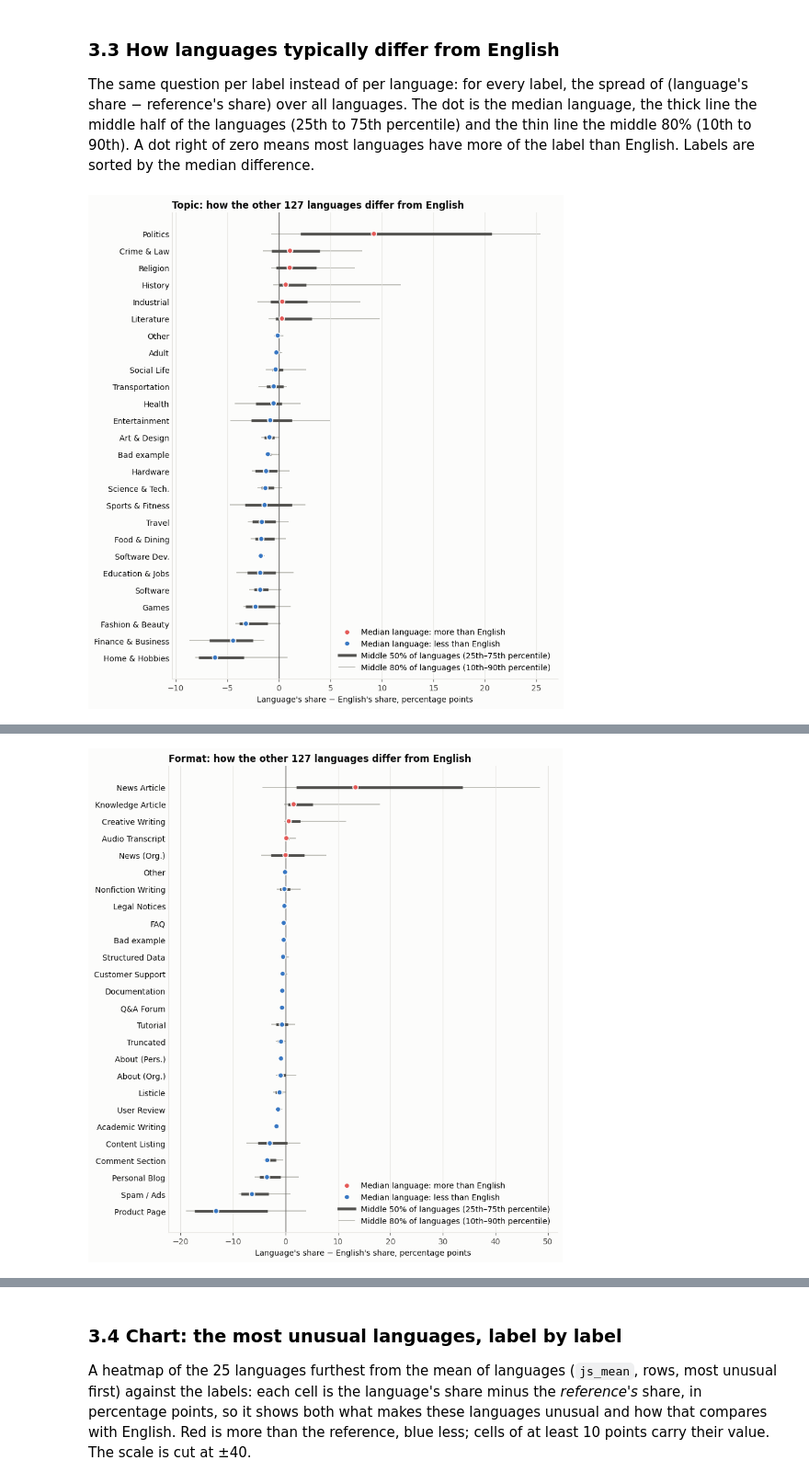
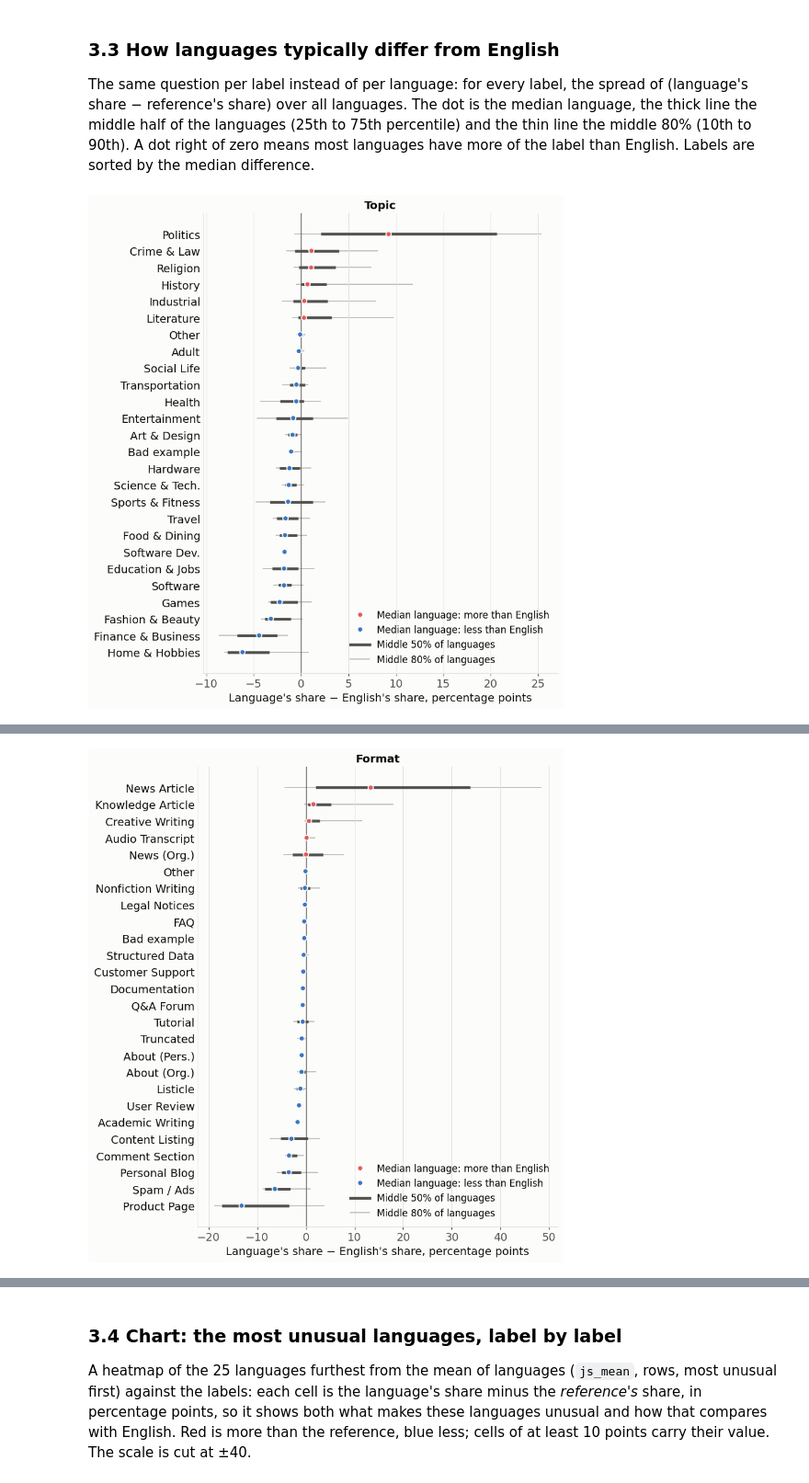
Before and after one commit to TurkuNLP/MultilingualWebOrganizer, a Jupyter notebook: notebooks/clean_language_label_differences.ipynb, the cells around one changed output, grey strips where cells are left out. Shown at 92% size. Cells and saved outputs as stored; diff of their text form; code cells hidden in the pictures.

Commit message:
Increase font size

```diff
--- a/notebooks/clean_language_label_differences.ipynb
+++ b/notebooks/clean_language_label_differences.ipynb
@@ -534,38 +534,41 @@ def difference_spread(label_type: str) -> pd.DataFrame:
 
 
 def plot_difference_spread(label_type: str) -> None:
     spread = difference_spread(label_type)
     fig, ax = plt.subplots(figsize=(8.5, 0.3 * len(spread) + 1.4))
     y = np.arange(len(spread))
     ax.hlines(y, spread["p10"], spread["p90"], color=NEUTRAL, linewidth=1.2, zorder=1)
     ax.hlines(y, spread["p25"], spread["p75"], color=MUTED, linewidth=3.5, zorder=2)
     colors = [DIVERGING(0.05) if value < 0 else DIVERGING(0.95) for value in spread["median"]]
     ax.scatter(spread["median"], y, s=44, color=colors, edgecolor=SURFACE, linewidth=1.3, zorder=3)
     ax.axvline(0, color=MUTED, linewidth=1)
     ax.set_yticks(y, spread.index)
     ax.tick_params(axis="y", colors=TEXT, length=0)
     ax.grid(axis="y", visible=False)
     ax.set_xlabel(f"Language's share − {REFERENCE.capitalize()}'s share, percentage points")
-    ax.set_title(f"{label_type.capitalize()}: how the other {len(LANGUAGES) - 1} languages differ from {REFERENCE.capitalize()}", loc="left")
+    ax.set_title(f"{label_type.capitalize()}")
     reference = REFERENCE.capitalize()
     dot_style = dict(marker="o", linestyle="none", markersize=np.sqrt(44), markeredgecolor=SURFACE, markeredgewidth=1.3)
     handles = [
         Line2D([], [], color=DIVERGING(0.95), label=f"Median language: more than {reference}", **dot_style),
         Line2D([], [], color=DIVERGING(0.05), label=f"Median language: less than {reference}", **dot_style),
-        Line2D([], [], color=MUTED, linewidth=3.5, label="Middle 50% of languages (25th–75th percentile)"),
-        Line2D([], [], color=NEUTRAL, linewidth=1.2, label="Middle 80% of languages (10th–90th percentile)"),
+        Line2D([], [], color=MUTED, linewidth=3.5, label="Middle 50% of languages"),
+        Line2D([], [], color=NEUTRAL, linewidth=1.2, label="Middle 80% of languages"),
     ]
-    ax.legend(handles=handles, loc="lower right")
+    ax.legend(handles=handles, loc="lower right", fontsize = 12)
+    # Increase font size of all text
+    for item in ([ax.title, ax.xaxis.label] + ax.get_xticklabels() + ax.get_yticklabels() + [ax.yaxis.label]):
+            item.set_fontsize(14)
     plt.tight_layout()
     plt.savefig(f"../results/figures/{label_type}_label_differences_vs_english.png", dpi=300, bbox_inches="tight")
     plt.show()
 
 
 for label_type in LABEL_TYPES:
     plot_difference_spread(label_type)
     display(difference_spread(label_type).round(2))
 # %% [output]
-[figure, old version]
+[figure, new version]
 |  | p10 | p25 | median | p75 | p90 | languages above english | largest | largest_difference |
 | label |  |  |  |  |  |  |  |  |
 | Home & Hobbies | -8.11 | -7.76 | -6.19 | -3.37 | 0.81 | 16 | danish | 6.38 |
@@ -584,7 +587,7 @@ for label_type in LABEL_TYPES:
 | Religion | -0.76 | -0.26 | 1.06 | 3.64 | 7.38 | 82 | tok_pisin | 70.24 |
 | Crime & Law | -1.55 | -0.67 | 1.09 | 3.99 | 8.08 | 82 | odia | 13.06 |
 | Politics | -0.74 | 2.08 | 9.22 | 20.65 | 25.37 | 109 | central_kurdish | 48.17 |
-[figure, old version]
+[figure, new version]
 |  | p10 | p25 | median | p75 | p90 | languages above english | largest | largest_difference |
 | label |  |  |  |  |  |  |  |  |
 | Product Page | -18.93 | -17.34 | -13.20 | -3.46 | 3.86 | 22 | danish | 10.89 |
```
Also changed, not shown: parts of 2 cells of this notebook.
